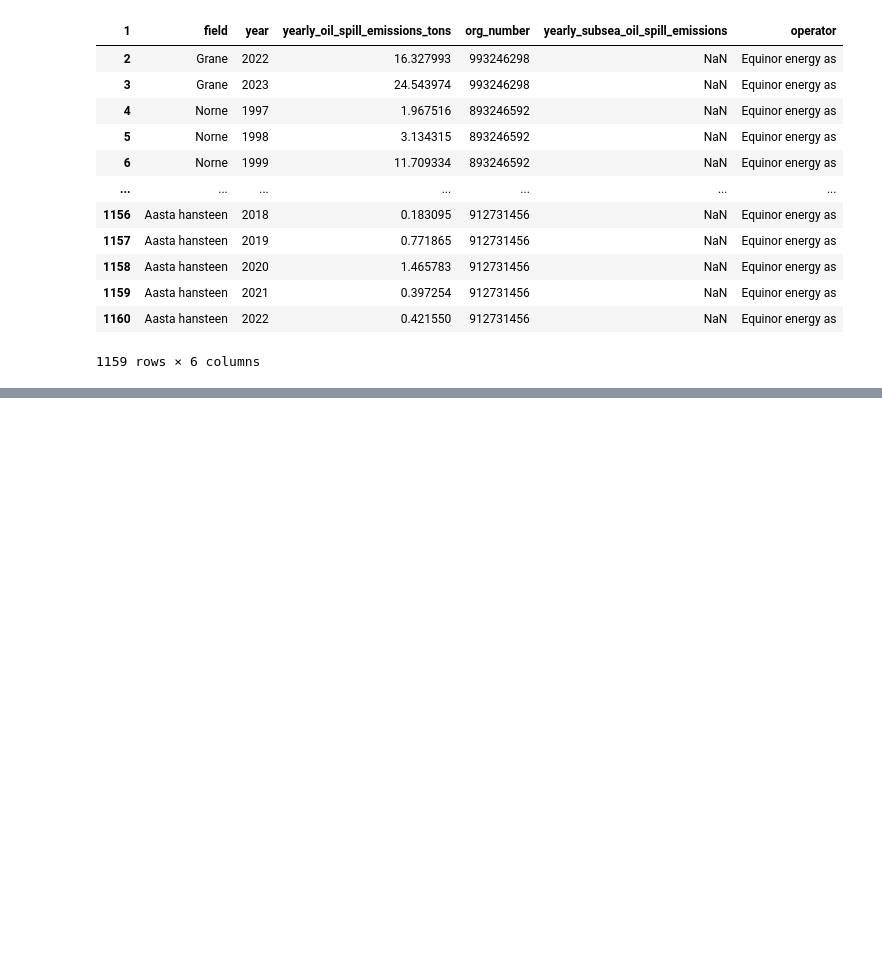
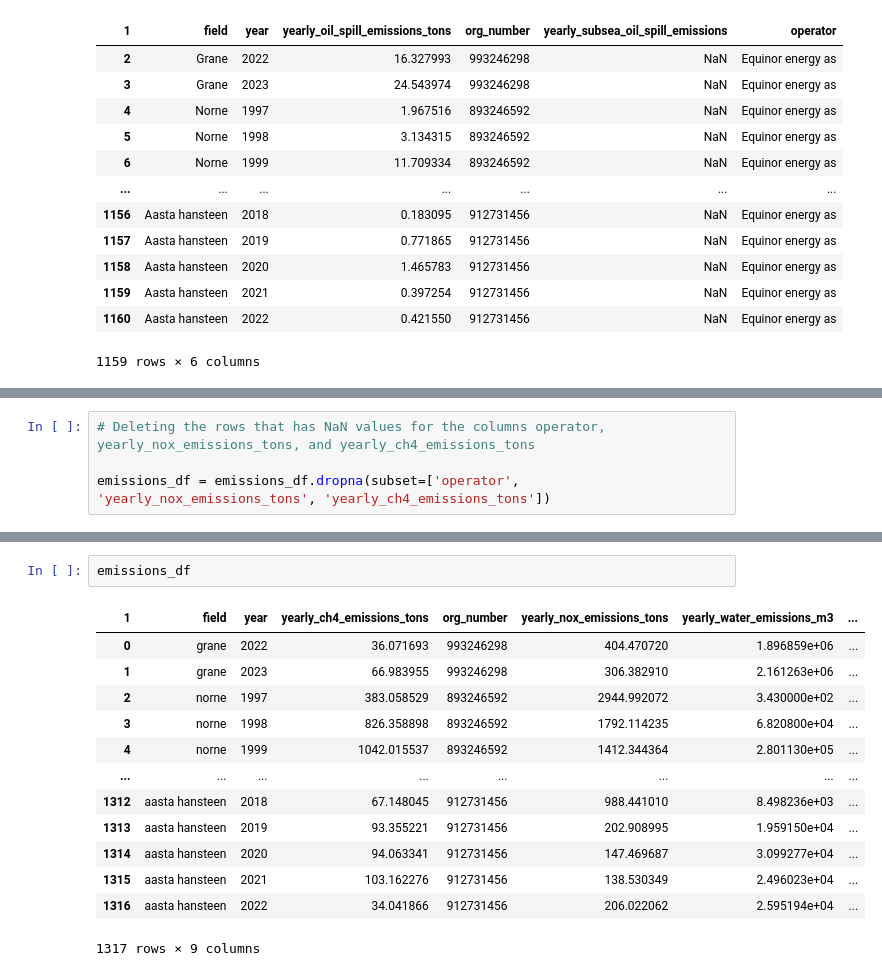
Before and after one commit to percw/Norwegian_oil_gas_decarbonization, a Jupyter notebook: notebooks/production_and_emission_data.ipynb, the cells around one changed output, grey strips where cells are left out. Saved outputs shown, nothing was run; the diff lists cells and outputs as text; blank space fills up the shorter version.

```diff
--- a/notebooks/production_and_emission_data.ipynb
+++ b/notebooks/production_and_emission_data.ipynb
@@ -473,0 +694,4 @@ emissions_oil_spill_df
+# %%
+# Deleting the rows that has NaN values for the columns operator, yearly_nox_emissions_tons, and yearly_ch4_emissions_tons
+
+emissions_df = emissions_df.dropna(subset=['operator', 'yearly_nox_emissions_tons', 'yearly_ch4_emissions_tons'])
@@ -473,0 +712,16 @@ emissions_oil_spill_df
+# %%
+emissions_df
+# %% [output]
+| 1 | field | year | yearly_ch4_emissions_tons | org_number | yearly_nox_emissions_tons | yearly_water_emissions_m3 | ... |
+| 0 | grane | 2022 | 36.071693 | 993246298 | 404.470720 | 1.896859e+06 | ... |
+| 1 | grane | 2023 | 66.983955 | 993246298 | 306.382910 | 2.161263e+06 | ... |
+| 2 | norne | 1997 | 383.058529 | 893246592 | 2944.992072 | 3.430000e+02 | ... |
+| 3 | norne | 1998 | 826.358898 | 893246592 | 1792.114235 | 6.820800e+04 | ... |
+| 4 | norne | 1999 | 1042.015537 | 893246592 | 1412.344364 | 2.801130e+05 | ... |
+| ... | ... | ... | ... | ... | ... | ... | ... |
+| 1312 | aasta hansteen | 2018 | 67.148045 | 912731456 | 988.441010 | 8.498236e+03 | ... |
+| 1313 | aasta hansteen | 2019 | 93.355221 | 912731456 | 202.908995 | 1.959150e+04 | ... |
+| 1314 | aasta hansteen | 2020 | 94.063341 | 912731456 | 147.469687 | 3.099277e+04 | ... |
+| 1315 | aasta hansteen | 2021 | 103.162276 | 912731456 | 138.530349 | 2.496023e+04 | ... |
+| 1316 | aasta hansteen | 2022 | 34.041866 | 912731456 | 206.022062 | 2.595194e+04 | ... |
+1317 rows × 9 columns
```
Also changed, not shown: parts of 27 cells of this notebook.
